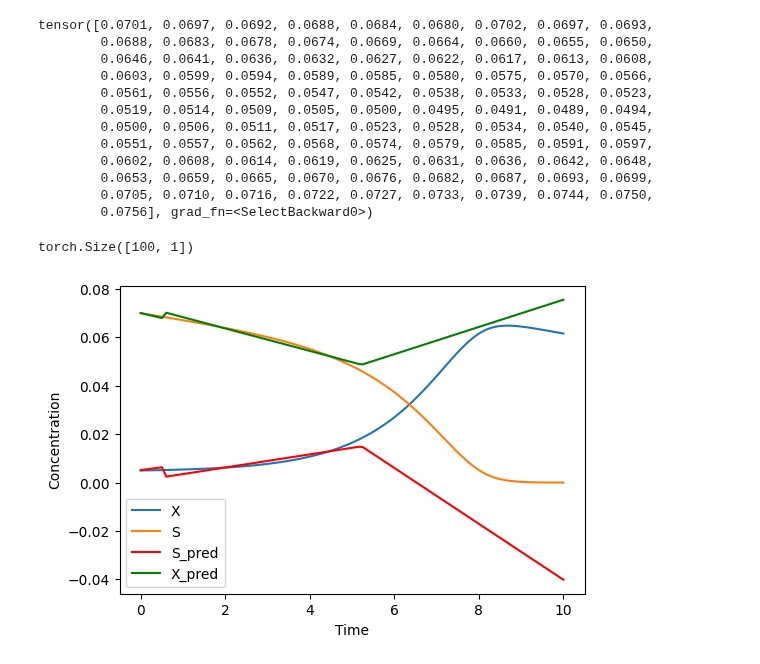
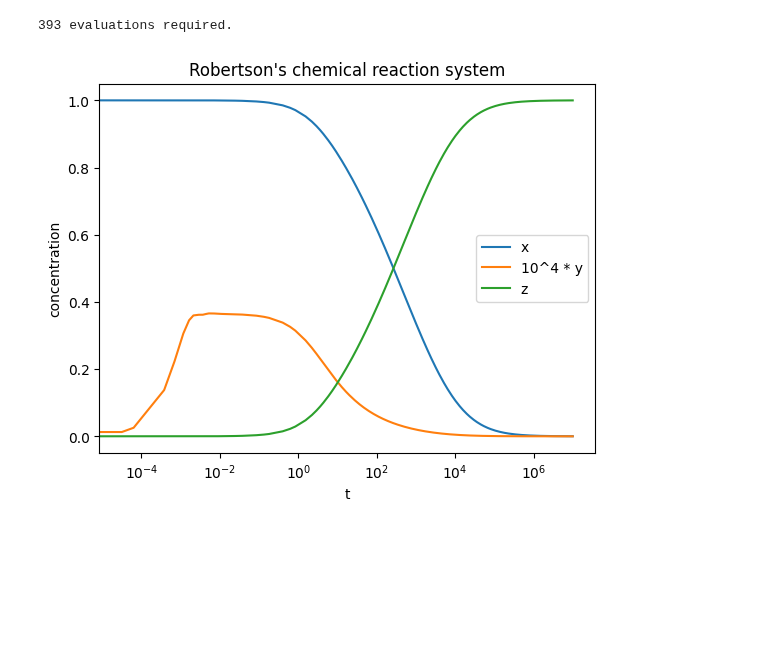
Before and after one commit to costasmexis/ModelMind, a Jupyter notebook: PINN/simple_ode.ipynb, the cells around one changed output. Cells and saved outputs as stored; diff of their text form; code cells hidden in the pictures; blank space fills up the shorter version.

```diff
--- a/PINN/simple_ode.ipynb
+++ b/PINN/simple_ode.ipynb
@@ -95,37 +1,35 @@ for i in range(10000):
-# %%
-y_[:,1]
-# %% [output]
-tensor([0.0701, 0.0697, 0.0692, 0.0688, 0.0684, 0.0680, 0.0702, 0.0697, 0.0693,
-        0.0688, 0.0683, 0.0678, 0.0674, 0.0669, 0.0664, 0.0660, 0.0655, 0.0650,
-        0.0646, 0.0641, 0.0636, 0.0632, 0.0627, 0.0622, 0.0617, 0.0613, 0.0608,
-        0.0603, 0.0599, 0.0594, 0.0589, 0.0585, 0.0580, 0.0575, 0.0570, 0.0566,
-        0.0561, 0.0556, 0.0552, 0.0547, 0.0542, 0.0538, 0.0533, 0.0528, 0.0523,
-        0.0519, 0.0514, 0.0509, 0.0505, 0.0500, 0.0495, 0.0491, 0.0489, 0.0494,
-        0.0500, 0.0506, 0.0511, 0.0517, 0.0523, 0.0528, 0.0534, 0.0540, 0.0545,
-        0.0551, 0.0557, 0.0562, 0.0568, 0.0574, 0.0579, 0.0585, 0.0591, 0.0597,
-        0.0602, 0.0608, 0.0614, 0.0619, 0.0625, 0.0631, 0.0636, 0.0642, 0.0648,
-        0.0653, 0.0659, 0.0665, 0.0670, 0.0676, 0.0682, 0.0687, 0.0693, 0.0699,
-        0.0705, 0.0710, 0.0716, 0.0722, 0.0727, 0.0733, 0.0739, 0.0744, 0.0750,
-        0.0756], grad_fn=<SelectBackward0>)
-# %%
-t_train = torch.linspace(0, 10, 100).reshape(-1,1)
-t_train.requires_grad = True
-y_ = model(t_train)
-torch.autograd.grad(y_, t_train, torch.ones_like(y_), create_graph=True)[0].shape
-# %% [output]
-torch.Size([100, 1])
-# %%
-t_test = torch.linspace(0, 10, 100).reshape(-1, 1)
-y_h = model(t_test).detach().numpy()
-
-plt.figure(figsize=(6,4))
-plt.plot(sol.t, sol.y[0], label='X')
-plt.plot(sol.t, sol.y[1], label='S')
-plt.plot(t_test, y_h[:,0], color='red', label='S_pred')
-plt.plot(t_test, y_h[:,1], color='green', label='X_pred')
-plt.xlabel('Time')
-plt.ylabel('Concentration')
-plt.legend()
-plt.show()
-# %% [output]
-[figure, removed]
+# %%
+import numpy as np
+from scipy.integrate import solve_ivp
+import matplotlib.pyplot as plt
+
+def deriv(t, y):
+    """ODEs for Robertson's chemical reaction system."""
+    x, y, z = y
+    xdot = -0.04 * x + 1.e4 * y * z
+    ydot = 0.04 * x - 1.e4 * y * z - 3.e7 * y**2
+    zdot = 3.e7 * y**2
+    return xdot, ydot, zdot
+
+# Initial and final times.
+t0, tf = 0, 10000000
+# Initial conditions: [X] = 1; [Y] = [Z] = 0.
+y0 = 1, 0, 0
+# Solve, using a method resilient to stiff ODEs.
+soln = solve_ivp(deriv, (t0, tf), y0, method='BDF')
+print(soln.nfev, 'evaluations required.')
+
+# plot in log scale x axis
+plt.figure()
+plt.plot(soln.t, soln.y[0])
+plt.plot(soln.t, 10**4 * soln.y[1])
+plt.plot(soln.t, soln.y[2])
+plt.xscale('log')
+plt.xlabel('t')
+plt.ylabel('concentration')
+plt.legend(['x', '10^4 * y', 'z'])
+plt.title('Robertson\'s chemical reaction system')
+plt.show()
+# %% [output]
+393 evaluations required.
+[figure, added]
```
Also changed, not shown: parts of 3 cells of this notebook, 3 other files.
